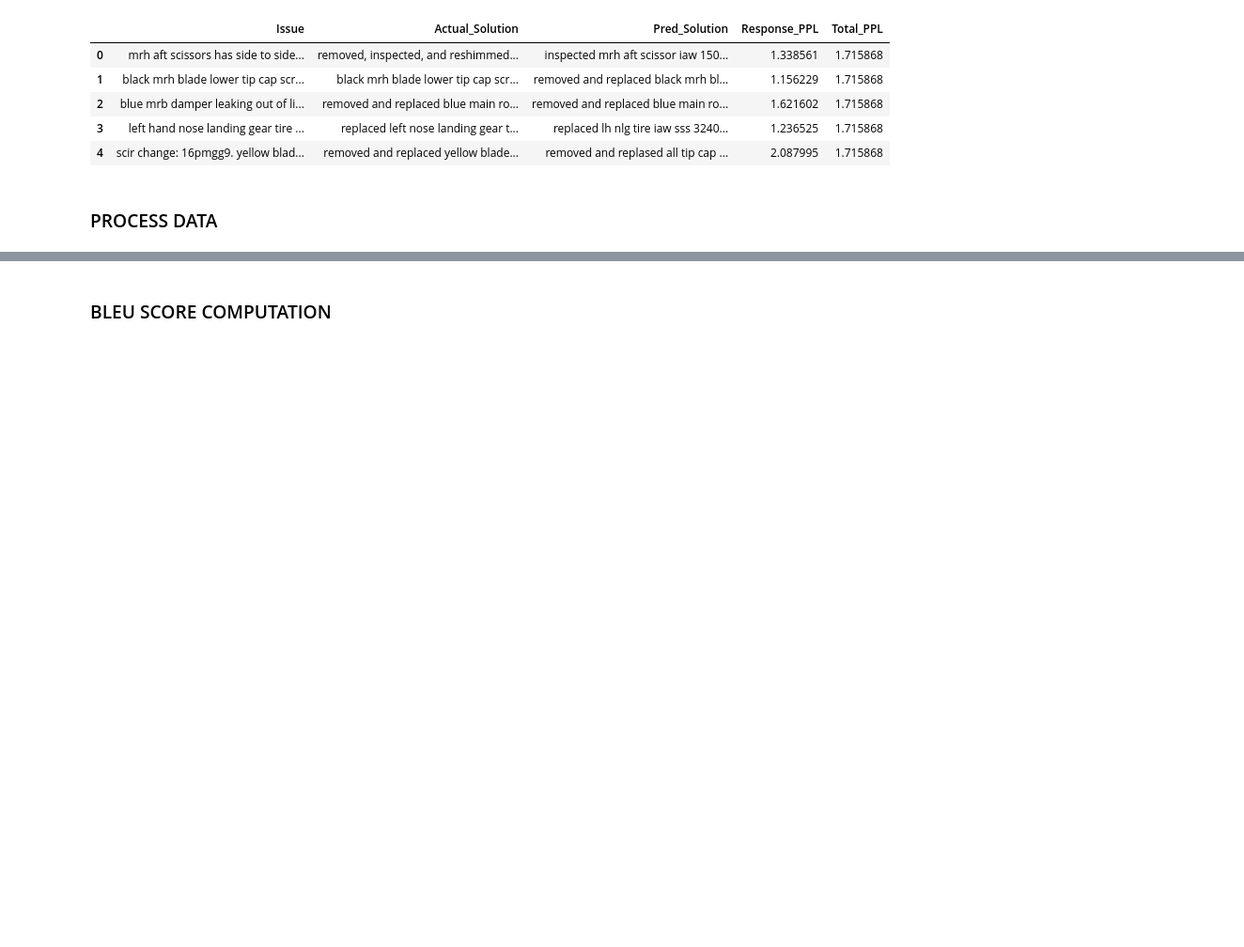
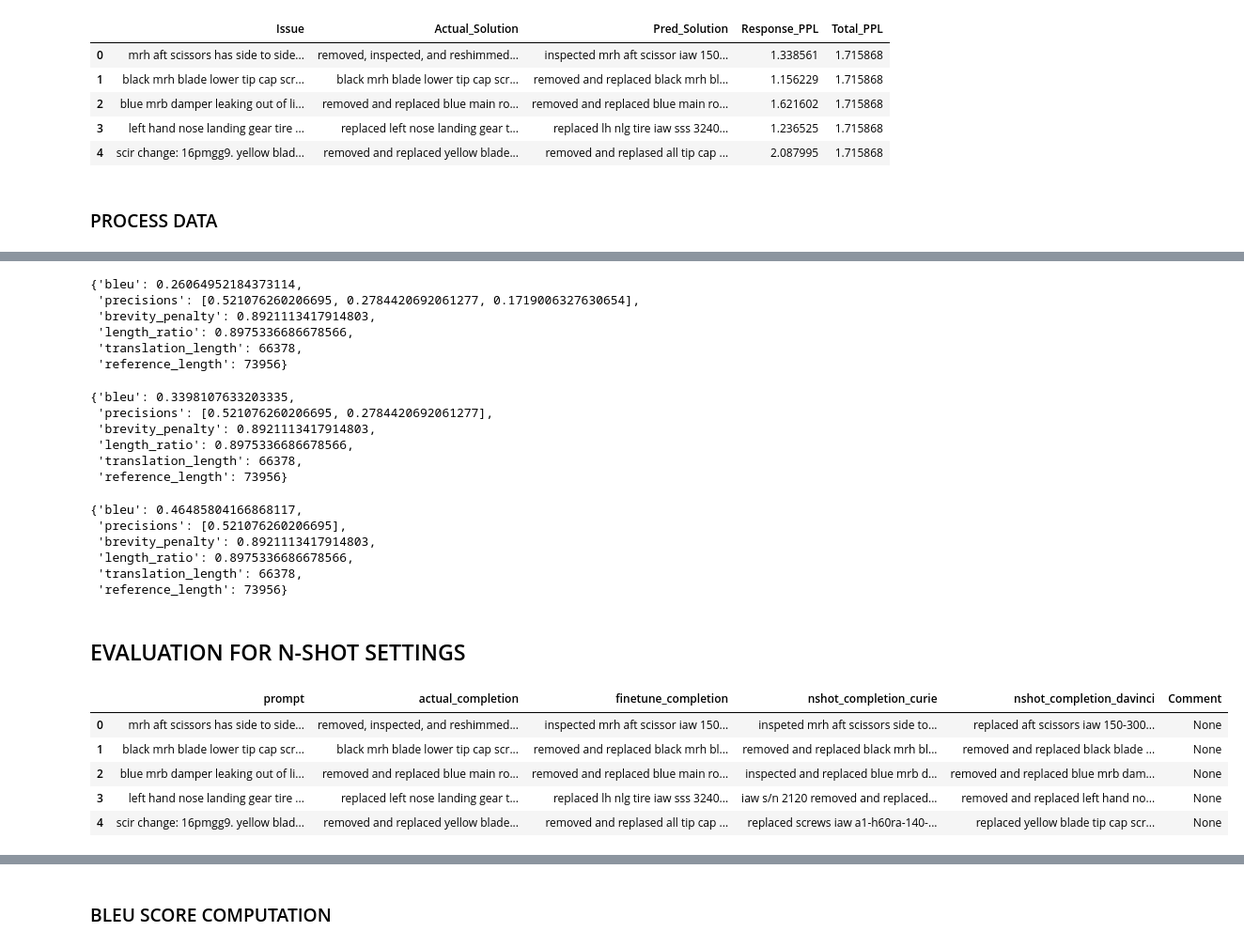
Before and after one commit to Nishant3815/Naval-GenQA, a Jupyter notebook: Model Evaluation.ipynb, the cells around one changed output, grey strips where cells are left out. Shown at 94% size. Saved outputs shown, nothing was run; the diff lists cells and outputs as text; code cells hidden in the pictures; blank space fills up the shorter version.

Commit message:
Updated inferences with word tokens and api comparisons

```diff
--- a/Model Evaluation.ipynb
+++ b/Model Evaluation.ipynb
@@ -84,0 +223,47 @@ data['Upd_Pred_Solution']   = data['Pred_Solution'].apply(lambda x: process_data
+# %%
+metrics_list = list_metrics()
+bleu         = load_metric('bleu')
+bleu_score   = bleu.compute(predictions=pred_tokens, references=act_tokens,max_order=3)
+bleu_score
+# %% [output]
+{'bleu': 0.26064952184373114,
+ 'precisions': [0.521076260206695, 0.2784420692061277, 0.1719006327630654],
+ 'brevity_penalty': 0.8921113417914803,
+ 'length_ratio': 0.8975336686678566,
+ 'translation_length': 66378,
+ 'reference_length': 73956}
+# %%
+metrics_list = list_metrics()
+bleu         = load_metric('bleu')
+bleu_score   = bleu.compute(predictions=pred_tokens, references=act_tokens,max_order=2)
+bleu_score
+# %% [output]
+{'bleu': 0.3398107633203335,
+ 'precisions': [0.521076260206695, 0.2784420692061277],
+ 'brevity_penalty': 0.8921113417914803,
+ 'length_ratio': 0.8975336686678566,
+ 'translation_length': 66378,
+ 'reference_length': 73956}
+# %%
+metrics_list = list_metrics()
+bleu         = load_metric('bleu')
+bleu_score   = bleu.compute(predictions=pred_tokens, references=act_tokens,max_order=1)
+bleu_score
+# %% [output]
+{'bleu': 0.46485804166868117,
+ 'precisions': [0.521076260206695],
+ 'brevity_penalty': 0.8921113417914803,
+ 'length_ratio': 0.8975336686678566,
+ 'translation_length': 66378,
+ 'reference_length': 73956}
+# %% [markdown]
+## EVALUATION FOR N-SHOT SETTINGS
+# %%
+nsdata = pd.read_csv("./Data/API_Comparisons.csv")
+# %% [output]
+|  | prompt | actual_completion | finetune_completion | nshot_completion_curie | nshot_completion_davinci | Comment |
+| 0 | mrh aft scissors has side to side... | removed, inspected, and reshimmed... | inspected mrh aft scissor iaw 150... | inspeted mrh aft scissors side to... | replaced aft scissors iaw 150-300... | None |
+| 1 | black mrh blade lower tip cap scr... | black mrh blade lower tip cap scr... | removed and replaced black mrh bl... | removed and replaced black mrh bl... | removed and replaced black blade ... | None |
+| 2 | blue mrb damper leaking out of li... | removed and replaced blue main ro... | removed and replaced blue main ro... | inspected and replaced blue mrb d... | removed and replaced blue mrb dam... | None |
+| 3 | left hand nose landing gear tire ... | replaced left nose landing gear t... | replaced lh nlg tire iaw sss 3240... | iaw s/n 2120 removed and replaced... | removed and replaced left hand no... | None |
+| 4 | scir change: 16pmgg9. yellow blad... | removed and replaced yellow blade... | removed and replased all tip cap ... | replaced screws iaw a1-h60ra-140-... | replaced yellow blade tip cap scr... | None |
```
Also changed, not shown: parts of 42 cells of this notebook, 1 other file.
